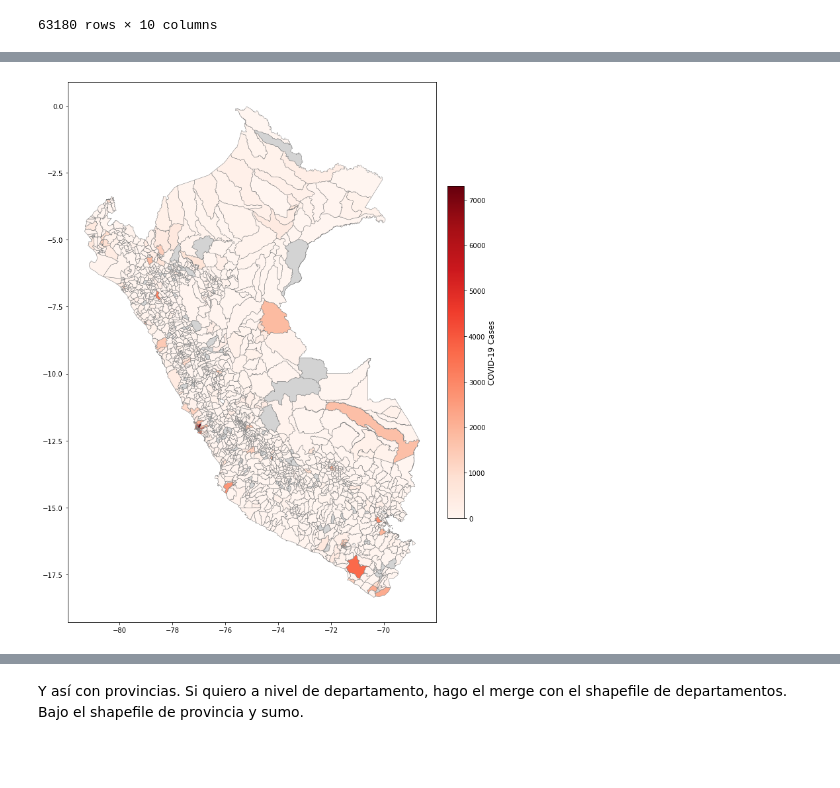
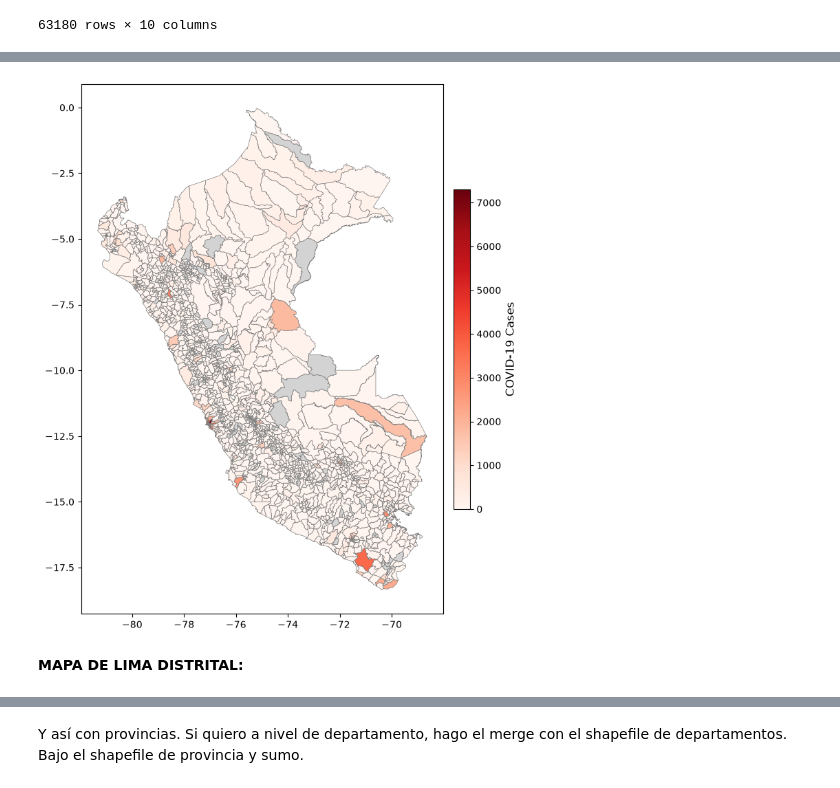
Before and after one commit to ulisesrodas/Python-for-DataScience, a Jupyter notebook: 8. Geopandas.ipynb, the cells around one changed output, grey strips where cells are left out. Saved outputs shown, nothing was run; the diff lists cells and outputs as text; code cells hidden in the pictures; blank space fills up the shorter version.

```diff
--- a/8. Geopandas.ipynb
+++ b/8. Geopandas.ipynb
@@ -377,38 +411,34 @@ base.plot( column='Casos', cmap='Reds',
 # %%
-#Arreglando el mapa anterior:
+# Arreglando el mapa anterior:
 
-# Merge all districts (maps) with the covid data (base)
-# Assuming both have a common key, e.g. 'UBIGEO'
+# Merge con todos los distritos (maps) con la data covid (base)
+# Asumiendo una llave común: 'UBIGEO'
 merged = maps.merge(base[['UBIGEO', 'Casos']],
-                    on='UBIGEO', how='left') #El left mantiene todos los distritos. Es la clave.
+                    on='UBIGEO', how='left') # El left mantiene todos los distritos. Es la clave.
 
-fig, ax = plt.subplots(figsize=(15, 15))
+fig, ax = plt.subplots(figsize=(10, 10))
 
-# Plot all polygons (merged)
+# Graficando todos los polígonos
 merged.plot(
     column='Casos',
     cmap='Reds',
     linewidth=0.5,
     ax=ax,
     edgecolor='gray',
     missing_kwds={
         "color": "lightgray",  # fill for missing data
         "edgecolor": "gray",
         "label": "No data"
     }
 )
 
-# Continuous colorbar
-sm = plt.cm.ScalarMappable(
-    cmap='Reds',
-    norm=plt.Normalize(vmin=merged['Casos'].min(skipna=True),
-                      vmax=merged['Casos'].max(skipna=True))
-)
 sm._A = []
 cbar = fig.colorbar(sm, ax=ax, fraction=0.03, pad=0.02)
 cbar.set_label("COVID-19 Cases", fontsize=12)
 # %% [output]
-[figure, old version]
+[figure, new version]
+# %% [markdown]
+**MAPA DE LIMA DISTRITAL:**
 # %%
 base_lima.columns
 # %% [output]
```
Also changed, not shown: parts of 146 cells of this notebook, 2 other files.
